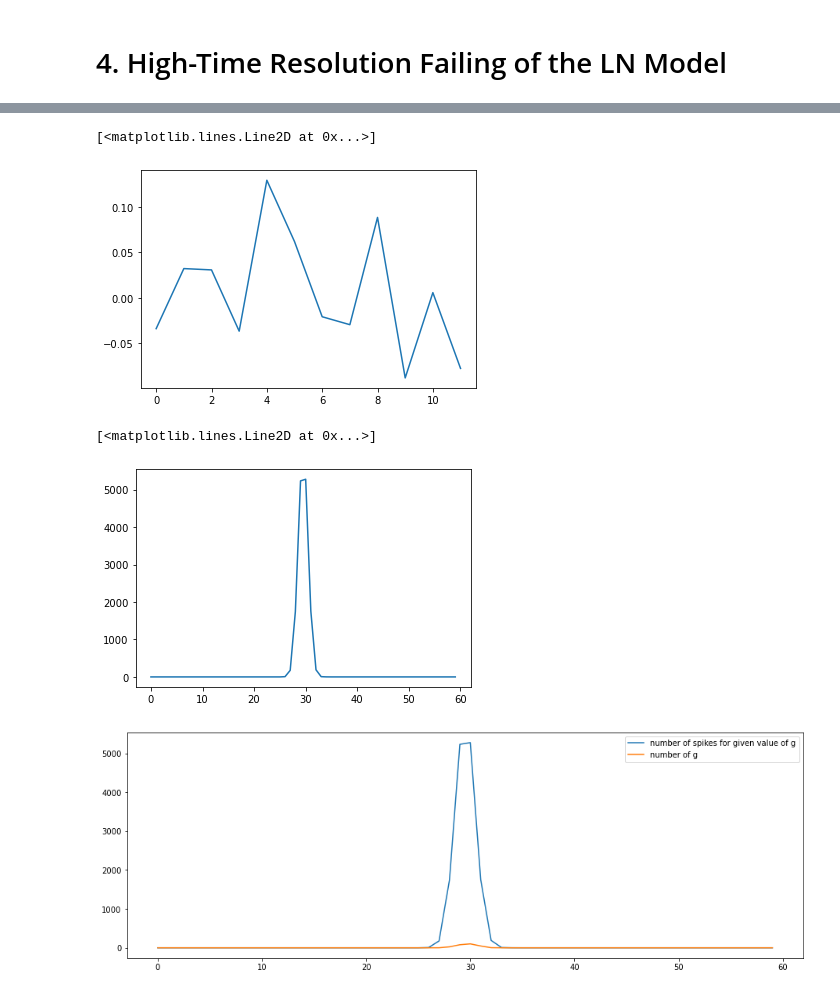
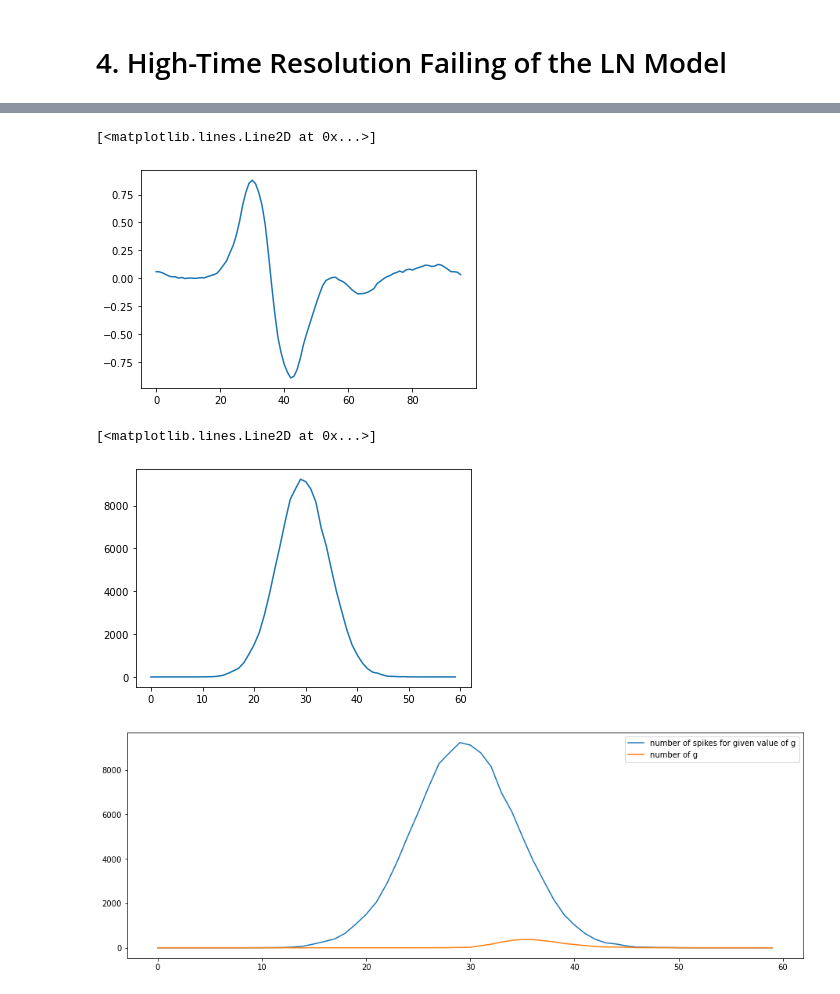
Before and after one commit to NeuroTheoryUMD/mattjac, a Jupyter notebook: sta_exercise4.ipynb, the cells around one changed output, grey strips where cells are left out. Cells and saved outputs as stored; diff of their text form; code cells hidden in the pictures.

```diff
--- a/sta_exercise4.ipynb
+++ b/sta_exercise4.ipynb
@@ -67,12 +75,10 @@ def g_convolve(s, k):
 # %%
 # 2. calculate the STA for the neuron --> g()
-
-merged = merge_spiks_and_stims(spiks, stims, dt8)
-
-sta = calc_sta(merged, num_lags=12)
-plt.plot(sta)
+merged8 = merge_spiks_and_stims(spiks, stims8, dt8)
+sta8 = calc_sta(merged8, num_lags=12*8)
+plt.plot(sta8)
 # %% [output]
 [<matplotlib.lines.Line2D at 0x...>]
-[figure, old version]
+[figure, new version]
 # %%
 # 3. calculate the spiking nonlinearity function --> r()
@@ -84,23 +90,23 @@ g = g_convolve(stims, g)
 # %%
-histg = np.histogram(g, bins=np.arange(-6, 6.2, 0.2))[0]
-plt.plot(histg)
+histg8 = np.histogram(g8, bins=np.arange(-6, 6.2, 0.2))[0]
+plt.plot(histg8)
 # %% [output]
 [<matplotlib.lines.Line2D at 0x...>]
-[figure, old version]
+[figure, new version]
 # %%
 # filter the filtered_stims for just when there is a spike
-indices_when_spiking = (merged[:,1] > 0).nonzero()[0]
+indices_when_spiking = (merged8[:,1] > 0).nonzero()[0]
 
 # NOTE: this is wrong, we don't just want g(stim) when there is a spike,
 #       we want to multiply the value of g by the number of spikes
-filtered_stims_when_spiking = g[indices_when_spiking]
-histg_spiking = np.histogram(filtered_stims_when_spiking, bins=np.arange(-6, 6.2, 0.2))[0]
+filtered_stims_when_spiking8 = g8[indices_when_spiking]
+histg8_spiking = np.histogram(filtered_stims_when_spiking8, bins=np.arange(-6, 6.2, 0.2))[0]
 
 axc = plt.axes([1, 1, 2, 1])
-axc.plot(histg, label='number of spikes for given value of g')
-axc.plot(histg_spiking, label='number of g')
+axc.plot(histg8, label='number of spikes for given value of g')
+axc.plot(histg8_spiking, label='number of g')
 axc.legend()
 plt.show()
 # %% [output]
-[figure, old version]
+[figure, new version]
 # %%
```
Also changed, not shown: parts of 12 cells of this notebook.
